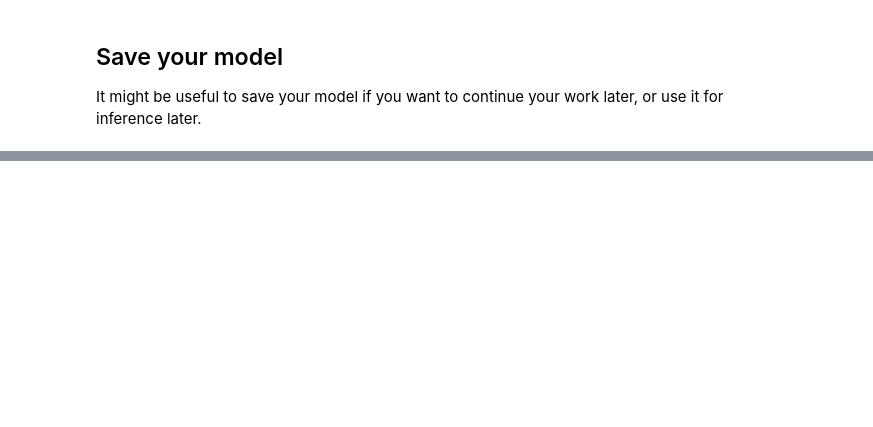
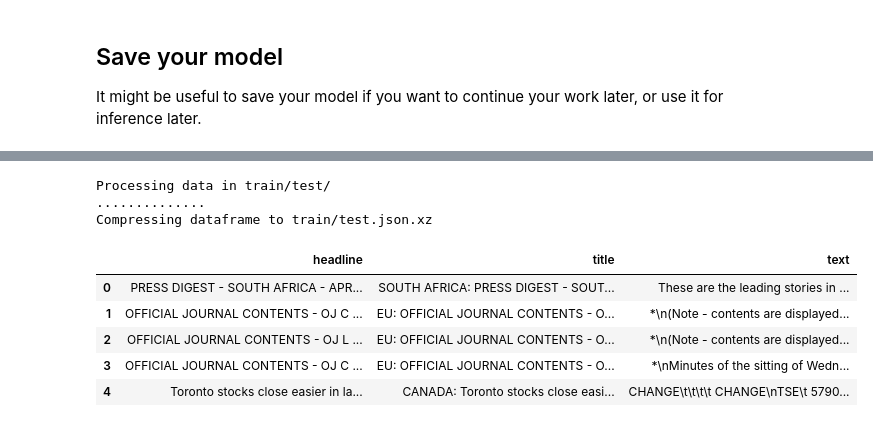
Before and after one commit to arpn/dl_group_project, a Jupyter notebook: text_project.ipynb, the cells around one changed output, grey strips where cells are left out. Drawn from its saved outputs; the diff is of its cells as text; code cells hidden in the pictures; blank space fills up the shorter version.

Commit message:
Downloading/handling the test set. Prediction code added.

```diff
--- a/text_project.ipynb
+++ b/text_project.ipynb
@@ -499,0 +594,37 @@ torch.save(model.state_dict(), 'model.pkl')
+# %%
+import zipfile
+
+def parseXML(file):
+    root = ET.parse(file).getroot()
+    return getHeadline(root), getTitle(root), getText(root)
+
+def parseZip(file):
+    zf = zipfile.ZipFile(file, 'r')
+    for xml in zf.namelist():
+        h,t,txt = parseXML(zf.open(xml))
+        headlines.append(h)
+        titles.append(t)
+        texts.append(txt)
+
+data_path = 'train/test/'
+headlines, titles, texts = [], [], []
+print('Processing data in', data_path)
+for f in os.listdir(data_path):
+    if f.endswith(".zip"):
+        print('.', end='')
+        parseZip(data_path+f)
+
+test_df = pd.DataFrame({'headline': headlines, 'title': titles, 'text': texts})
+print('\nCompressing dataframe to train/test.json.xz')
+test_df.to_json('train/test.json.xz', orient='records', compression='xz')
+test_df.head()
+# %% [output]
+Processing data in train/test/
+..............
+Compressing dataframe to train/test.json.xz
+|  | headline | title | text |
+| 0 | PRESS DIGEST - SOUTH AFRICA - APR... | SOUTH AFRICA: PRESS DIGEST - SOUT... | These are the leading stories in ... |
+| 1 | OFFICIAL JOURNAL CONTENTS - OJ C ... | EU: OFFICIAL JOURNAL CONTENTS - O... | *\n(Note - contents are displayed... |
+| 2 | OFFICIAL JOURNAL CONTENTS - OJ L ... | EU: OFFICIAL JOURNAL CONTENTS - O... | *\n(Note - contents are displayed... |
+| 3 | OFFICIAL JOURNAL CONTENTS - OJ C ... | EU: OFFICIAL JOURNAL CONTENTS - O... | *\nMinutes of the sitting of Wedn... |
+| 4 | Toronto stocks close easier in la... | CANADA: Toronto stocks close easi... | CHANGE\t\t\t\t CHANGE\nTSE\t 5790... |
```
Also changed, not shown: parts of 37 cells of this notebook.
